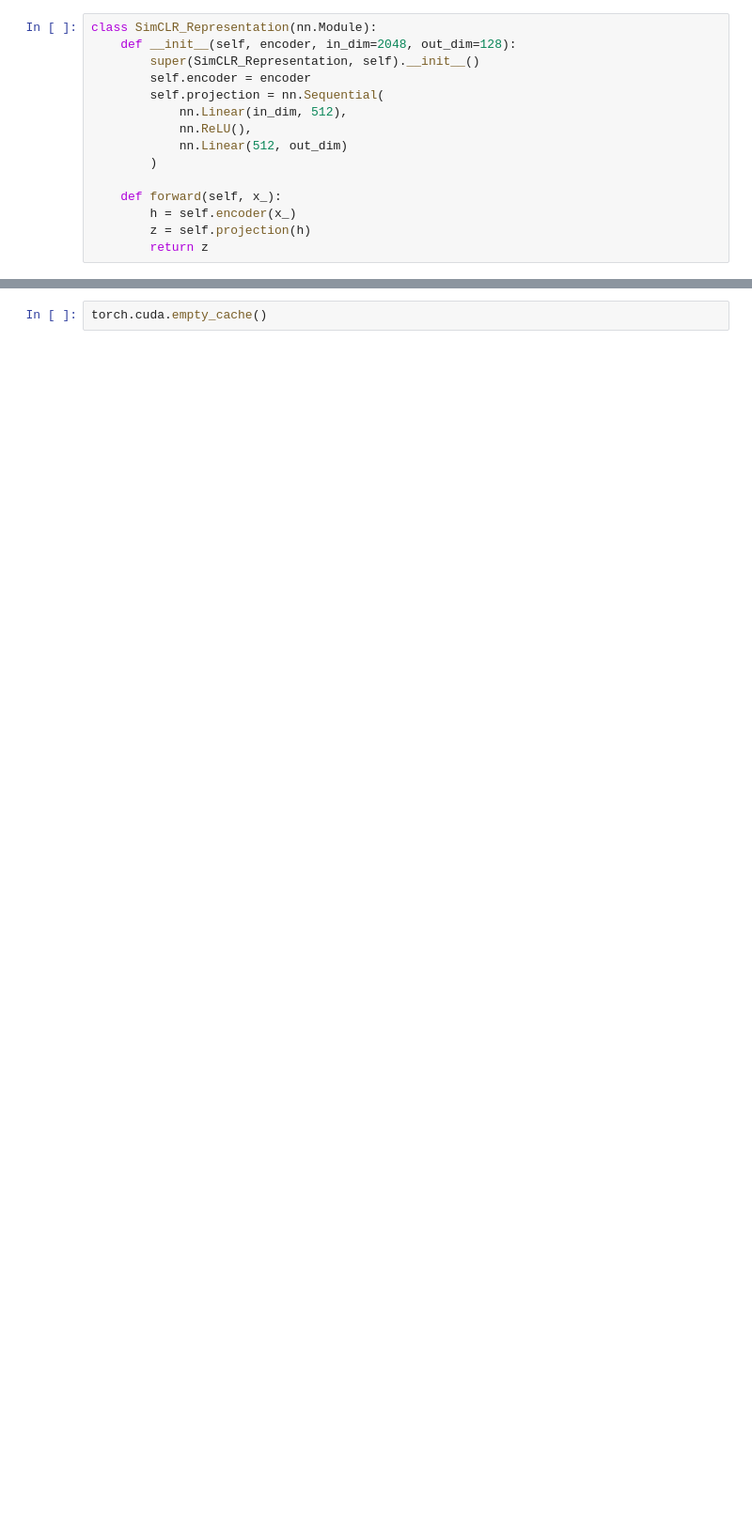
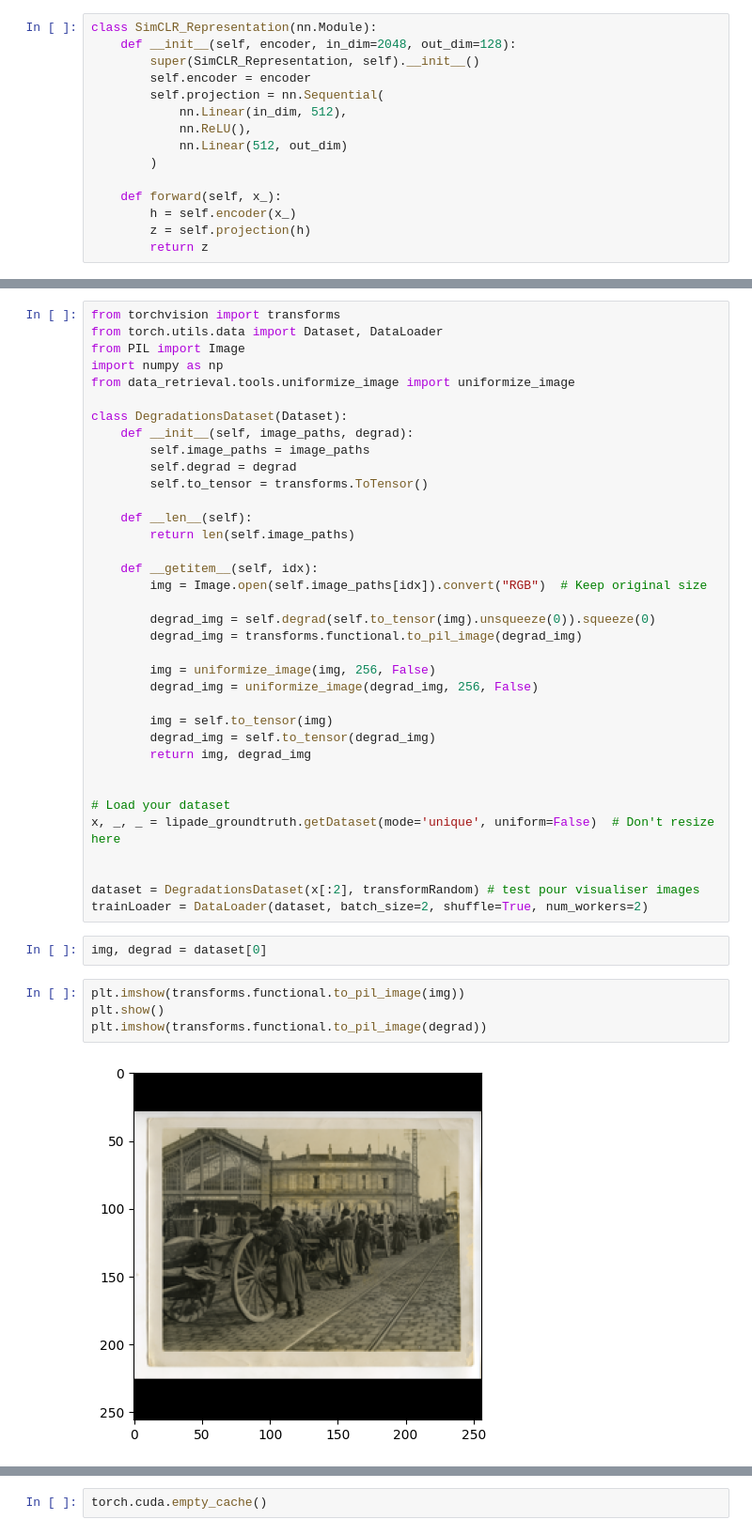
Before and after one commit to Raphael-Renard/HighVision, a Jupyter notebook: representation/image/metods/simclr.ipynb, the cells around one changed output, grey strips where cells are left out. Shown at 94% size. Cells and saved outputs as stored; diff of their text form; blank space fills up the shorter version.

```diff
--- a/representation/image/metods/simclr.ipynb
+++ b/representation/image/metods/simclr.ipynb
@@ -153,0 +405,44 @@ Train
+# %%
+from torchvision import transforms
+from torch.utils.data import Dataset, DataLoader
+from PIL import Image
+import numpy as np
+from data_retrieval.tools.uniformize_image import uniformize_image
+
+class DegradationsDataset(Dataset):
+    def __init__(self, image_paths, degrad):
+        self.image_paths = image_paths
+        self.degrad = degrad
+        self.to_tensor = transforms.ToTensor()
+
+    def __len__(self):
+        return len(self.image_paths)
+
+    def __getitem__(self, idx):
+        img = Image.open(self.image_paths[idx]).convert("RGB")  # Keep original size
+
+        degrad_img = self.degrad(self.to_tensor(img).unsqueeze(0)).squeeze(0)
+        degrad_img = transforms.functional.to_pil_image(degrad_img)
+
+        img = uniformize_image(img, 256, False)
+        degrad_img = uniformize_image(degrad_img, 256, False)
+
+        img = self.to_tensor(img)
+        degrad_img = self.to_tensor(degrad_img)
+        return img, degrad_img
+
+
+# Load your dataset
+x, _, _ = lipade_groundtruth.getDataset(mode='unique', uniform=False)  # Don't resize here
+
+
+dataset = DegradationsDataset(x[:2], transformRandom) # test pour visualiser images
+trainLoader = DataLoader(dataset, batch_size=2, shuffle=True, num_workers=2)
+# %%
+img, degrad = dataset[0]
+# %%
+plt.imshow(transforms.functional.to_pil_image(img))
+plt.show()
+plt.imshow(transforms.functional.to_pil_image(degrad))
+# %% [output]
+[figure, added]
```
Also changed, not shown: parts of 39 cells of this notebook.
